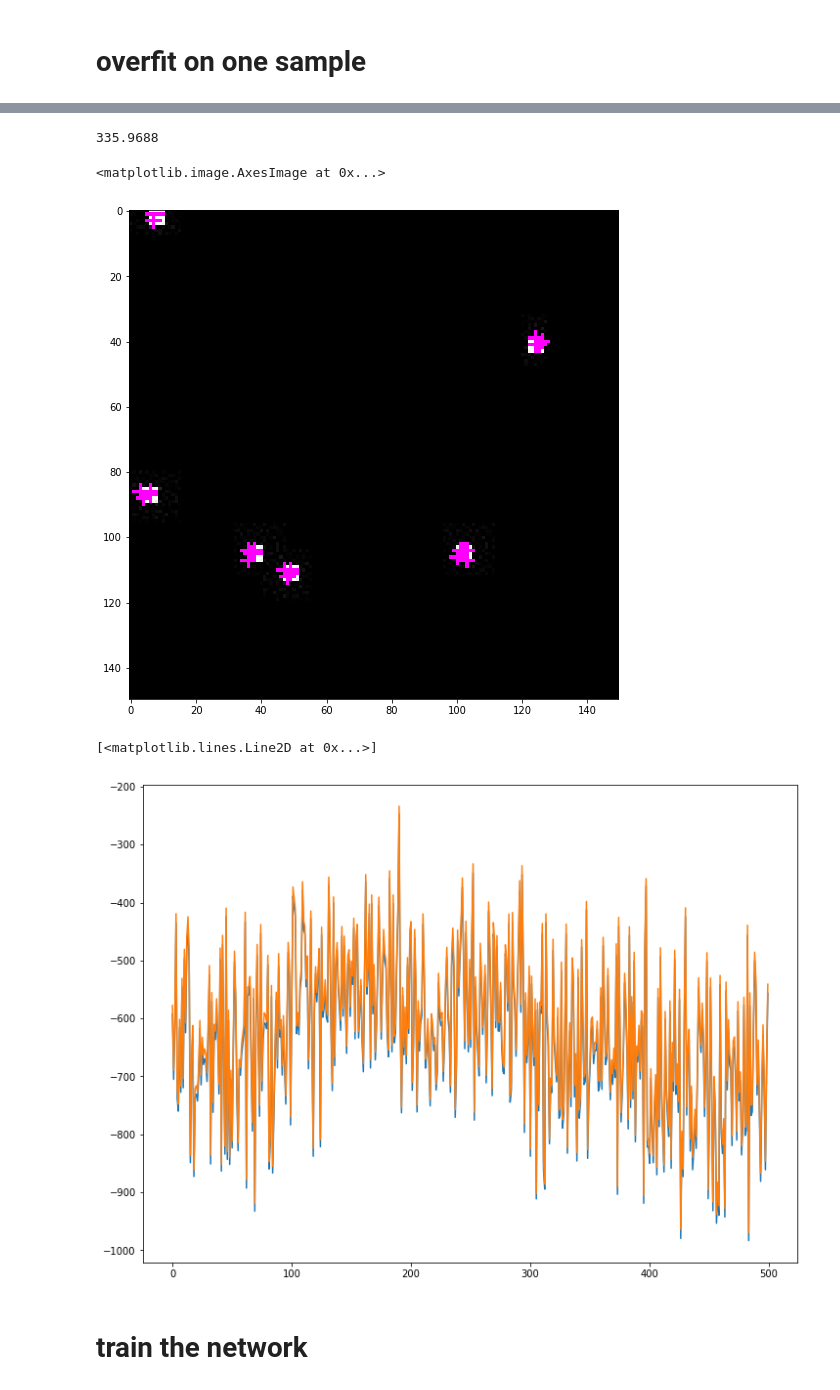
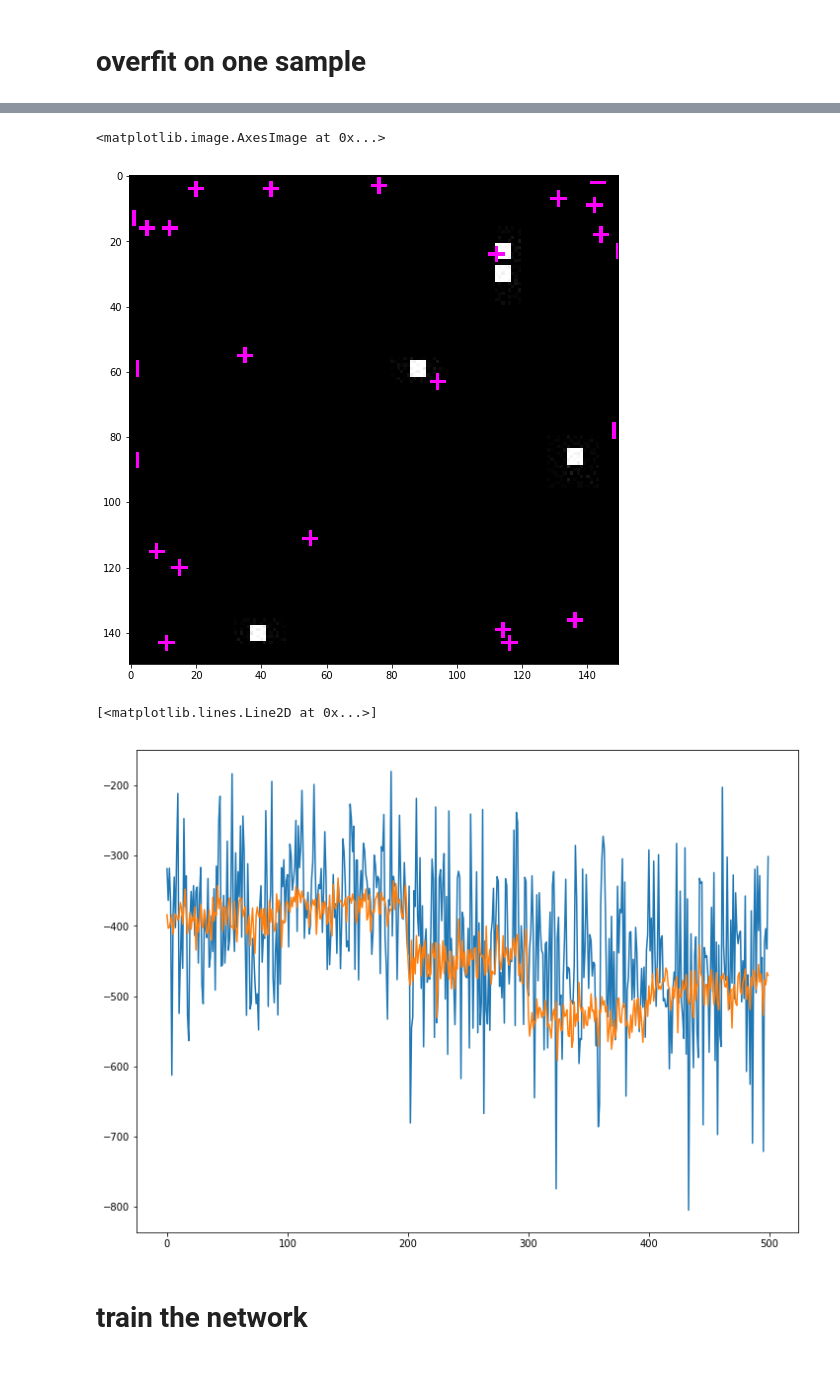
Before and after one commit to jkpierce/deep-compression, a Jupyter notebook: learning2.ipynb, the cells around one changed output, grey strips where cells are left out. Saved outputs shown, nothing was run; the diff lists cells and outputs as text; code cells hidden in the pictures.

```diff
--- a/learning2.ipynb
+++ b/learning2.ipynb
@@ -205,9 +128,10 @@ array([[ -577.5429 ,  -689.1064 ,  -595.141  , ...,  -846.1722 ,
-# %%
-np.linalg.norm(y[0]-y_[0])
-# %% [output]
-335.9688
+# %%
+model = model.eval()
+y_ = model(x).detach().cpu().numpy()
+y = y.cpu().numpy()
+model = model.train()
 # %%
-n = 66
+n = 5 # number to investigate
 S = np.load('./data/sensing_matrix.npy')
 shape = (150,150)
 L = 5
@@ -219,13 +143,14 @@ for p in pts:
 plt.imshow(im)
 # %% [output]
 <matplotlib.image.AxesImage at 0x...>
-[figure, old version]
+[figure, new version]
 # %%
-plt.plot(y[0])
-plt.plot(y_[0])
+n = 33
+plt.plot(y[n])
+plt.plot(y_[n])
 # %% [output]
 [<matplotlib.lines.Line2D at 0x...>]
-[figure, old version]
+[figure, new version]
 # %%
 # totally works on 1 sample. it will work on all of them.
 # %% [markdown]
```
Also changed, not shown: parts of 12 cells of this notebook.
